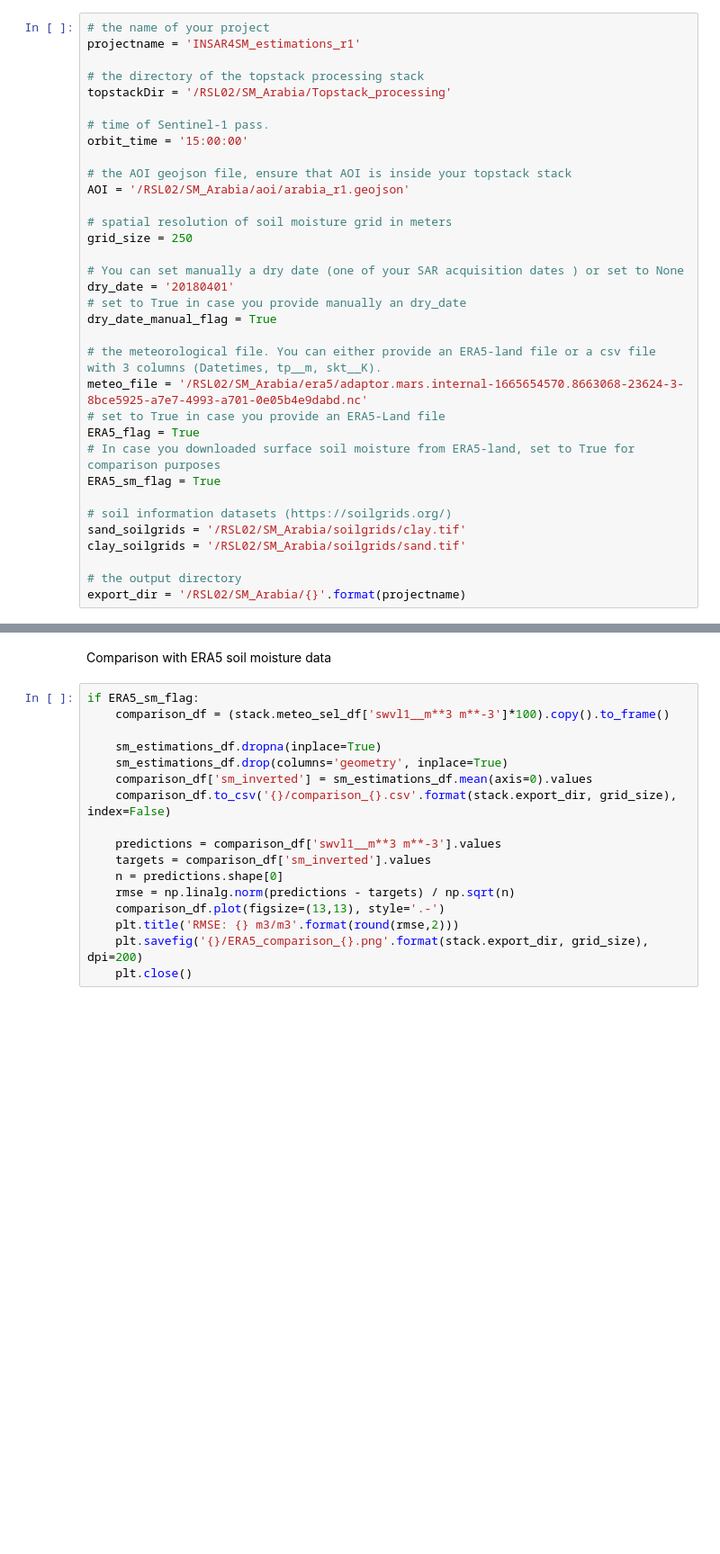
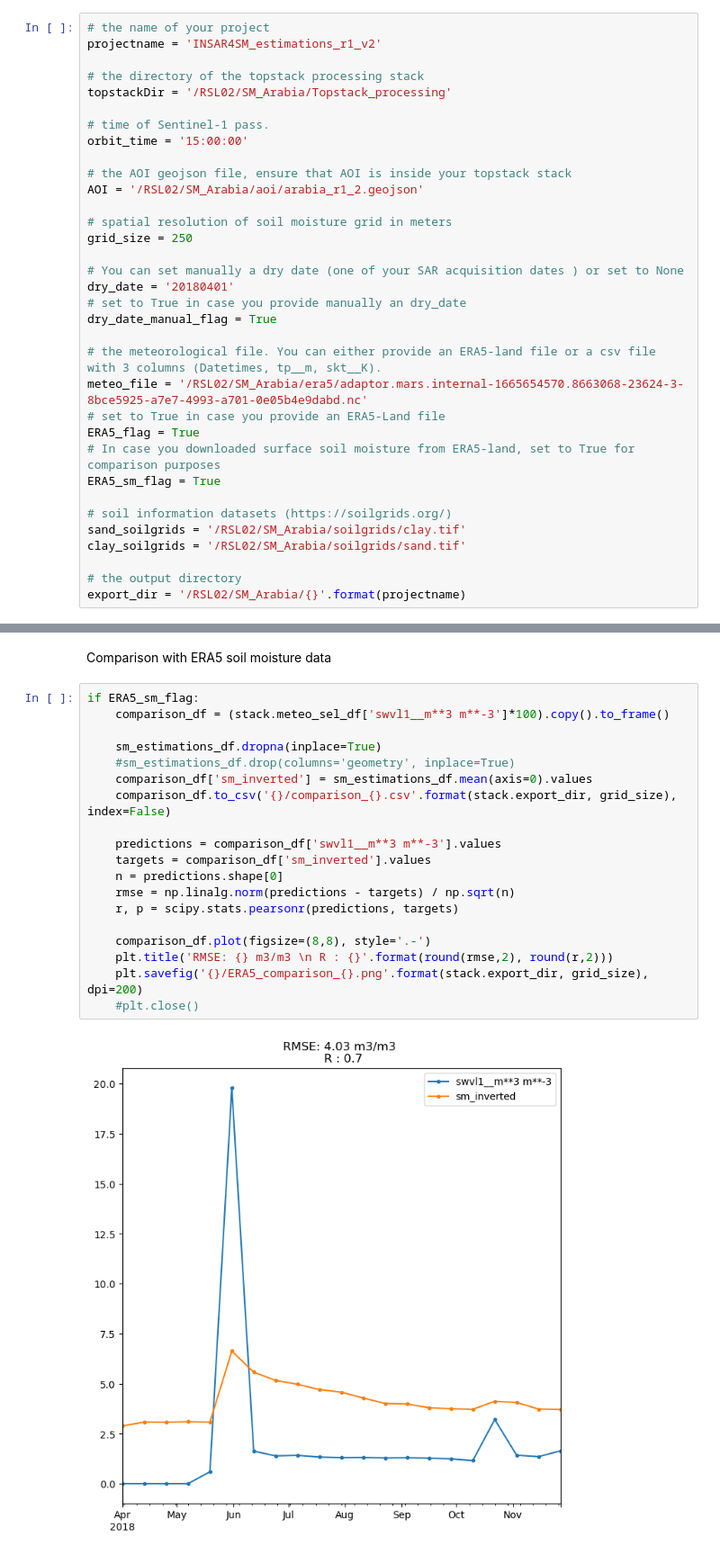
Before and after one commit to kleok/INSAR4SM, a Jupyter notebook: InSAR4SM_arabia.ipynb, the cells around one changed output, grey strips where cells are left out. Shown: that part at 90% size. Cells and saved outputs as stored; diff of their text form; blank space fills up the shorter version.

Commit message:
arabia case study

```diff
--- a/InSAR4SM_arabia.ipynb
+++ b/InSAR4SM_arabia.ipynb
@@ -40,7 +41,7 @@ def sm_estimation(stack:INSAR4SM_stack, sm_ind:int, dry_date_manual_flag:bool, d
 Input arguments for Arabia case study
 # %%
 # the name of your project
-projectname = 'INSAR4SM_estimations_r1'
+projectname = 'INSAR4SM_estimations_r1_v2'
 
 # the directory of the topstack processing stack
 topstackDir = '/RSL02/SM_Arabia/Topstack_processing'
@@ -49,7 +50,7 @@ topstackDir = '/RSL02/SM_Arabia/Topstack_processing'
 orbit_time = '15:00:00'
 
 # the AOI geojson file, ensure that AOI is inside your topstack stack
-AOI = '/RSL02/SM_Arabia/aoi/arabia_r1.geojson'
+AOI = '/RSL02/SM_Arabia/aoi/arabia_r1_2.geojson'
 
 # spatial resolution of soil moisture grid in meters
 grid_size = 250
@@ -114,17 +114,21 @@ Comparison with ERA5 soil moisture data
 # %%
 if ERA5_sm_flag:
     comparison_df = (stack.meteo_sel_df['swvl1__m**3 m**-3']*100).copy().to_frame()
 
     sm_estimations_df.dropna(inplace=True)
-    sm_estimations_df.drop(columns='geometry', inplace=True)
+    #sm_estimations_df.drop(columns='geometry', inplace=True)
     comparison_df['sm_inverted'] = sm_estimations_df.mean(axis=0).values
     comparison_df.to_csv('{}/comparison_{}.csv'.format(stack.export_dir, grid_size), index=False)
 
     predictions = comparison_df['swvl1__m**3 m**-3'].values
     targets = comparison_df['sm_inverted'].values
     n = predictions.shape[0]
     rmse = np.linalg.norm(predictions - targets) / np.sqrt(n)
-    comparison_df.plot(figsize=(13,13), style='.-')
-    plt.title('RMSE: {} m3/m3'.format(round(rmse,2)))
+    r, p = scipy.stats.pearsonr(predictions, targets)
+
+    comparison_df.plot(figsize=(8,8), style='.-')
+    plt.title('RMSE: {} m3/m3 \n R : {}'.format(round(rmse,2), round(r,2)))
     plt.savefig('{}/ERA5_comparison_{}.png'.format(stack.export_dir, grid_size), dpi=200)
-    plt.close()
+    #plt.close()
+# %% [output]
+[figure, added]
```
Also changed, not shown: parts of 3 cells of this notebook.
